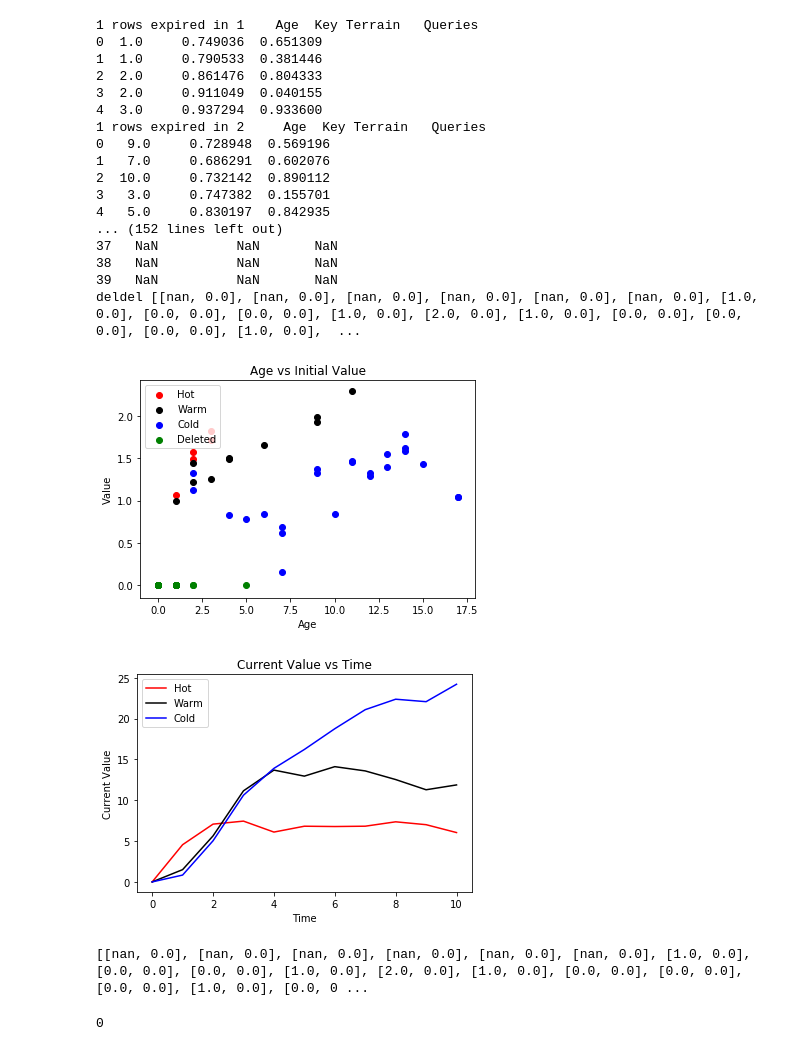
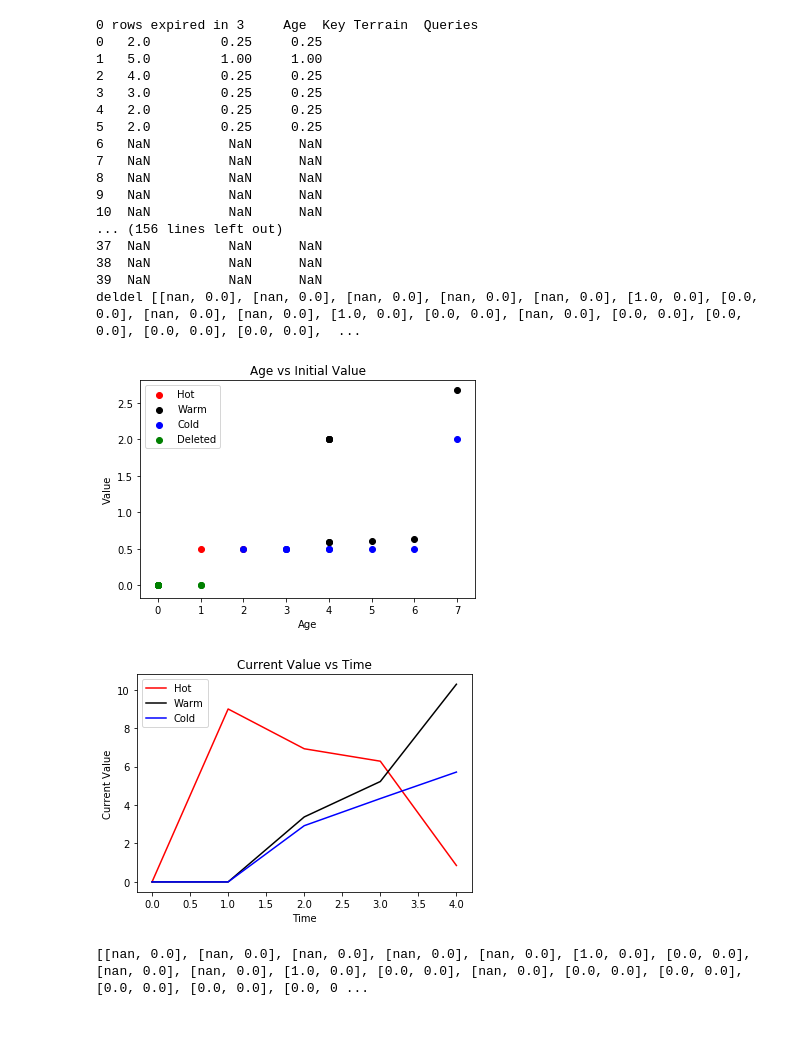
Before and after one commit to PUNCH-Cyber/MAP_bro, a Jupyter notebook: examples.ipynb, the cells around one changed output. Saved outputs shown, nothing was run; the diff lists cells and outputs as text; code cells hidden in the pictures.

Commit message:
Static retention policy is working now. Changed all rplans and inds to integers.

```diff
--- a/examples.ipynb
+++ b/examples.ipynb
@@ -45,51 +45,51 @@ t = 0
 # %%
 # This cell can be run repeatedly to import new batches from a bro file
 
 # New batch of 5 lines, here represented by 5 random values
 batch = pd.read_csv("dns.log",header = 0)
-vals = pd.DataFrame(np.random.random((5,3)),columns=['Age','Key Terrain','Queries'])
+vals = pd.DataFrame(np.ones((5,3))*0.25,columns=['Age','Key Terrain','Queries'])#np.random.random((5,3)),columns=['Age','Key Terrain','Queries'])
 vals['Age'] = 0
 val_tot = np.zeros(5)
-rplan = np.hstack((np.mgrid[0:5, 1:4][1],np.zeros(5).reshape(-1,1)))
+rplan = np.hstack((np.mgrid[0:5, 1:4][1].astype(int),np.zeros(5).reshape(-1,1).astype(int)))
 ind = np.zeros(5)
 loop += 5
 db = dataBatch(batch,vals,val_tot,ind,rplan)
 
-toy_agents.batch_load(env, db, 100)
+toy_agents.batch_load_static(env, db, 100)
 t += 1
 env.render(out=0)
 clr = ['r','k','b']
 sub = plt.subplot()
 sub.set_title('Current Value vs Time')
 sub.set_xlabel('Time')
 sub.set_ylabel('Current Value')
 for i in np.arange(env.num_ds):
     vals_plot[i].append(sum(env.ds[env.names[i+1]].dataBatch.get('val_tot')))
     sub.plot(np.arange(t+1),vals_plot[i], c = clr[i], label = env.names[i+1])
 
 sub.legend(loc=2)
 plt.show()
 
 #env.render(out=1)
 print(env.del_val)
 # %% [output]
-1 rows expired in 1    Age  Key Terrain   Queries
-0  1.0     0.749036  0.651309
-1  1.0     0.790533  0.381446
-2  2.0     0.861476  0.804333
-3  2.0     0.911049  0.040155
-4  3.0     0.937294  0.933600
-1 rows expired in 2     Age  Key Terrain   Queries
-0   9.0     0.728948  0.569196
-1   7.0     0.686291  0.602076
-2  10.0     0.732142  0.890112
-3   3.0     0.747382  0.155701
-4   5.0     0.830197  0.842935
-... (152 lines left out)
-37   NaN          NaN       NaN
-38   NaN          NaN       NaN
-39   NaN          NaN       NaN
-deldel [[nan, 0.0], [nan, 0.0], [nan, 0.0], [nan, 0.0], [nan, 0.0], [nan, 0.0], [1.0, 0.0], [0.0, 0.0], [0.0, 0.0], [1.0, 0.0], [2.0, 0.0], [1.0, 0.0], [0.0, 0.0], [0.0, 0.0], [0.0, 0.0], [1.0, 0.0],  ...
+0 rows expired in 3     Age  Key Terrain  Queries
+0   2.0         0.25     0.25
+1   5.0         1.00     1.00
+2   4.0         0.25     0.25
+3   3.0         0.25     0.25
+4   2.0         0.25     0.25
+5   2.0         0.25     0.25
+6   NaN          NaN      NaN
+7   NaN          NaN      NaN
+8   NaN          NaN      NaN
+9   NaN          NaN      NaN
+10  NaN          NaN      NaN
+... (156 lines left out)
+37  NaN          NaN      NaN
+38  NaN          NaN      NaN
+39  NaN          NaN      NaN
+deldel [[nan, 0.0], [nan, 0.0], [nan, 0.0], [nan, 0.0], [nan, 0.0], [1.0, 0.0], [0.0, 0.0], [nan, 0.0], [nan, 0.0], [1.0, 0.0], [0.0, 0.0], [nan, 0.0], [0.0, 0.0], [0.0, 0.0], [0.0, 0.0], [0.0, 0.0],  ...
-[figure, old version]
+[figure, new version]
-[figure, old version]
+[figure, new version]
-[[nan, 0.0], [nan, 0.0], [nan, 0.0], [nan, 0.0], [nan, 0.0], [nan, 0.0], [1.0, 0.0], [0.0, 0.0], [0.0, 0.0], [1.0, 0.0], [2.0, 0.0], [1.0, 0.0], [0.0, 0.0], [0.0, 0.0], [0.0, 0.0], [1.0, 0.0], [0.0, 0 ...
+[[nan, 0.0], [nan, 0.0], [nan, 0.0], [nan, 0.0], [nan, 0.0], [1.0, 0.0], [0.0, 0.0], [nan, 0.0], [nan, 0.0], [1.0, 0.0], [0.0, 0.0], [nan, 0.0], [0.0, 0.0], [0.0, 0.0], [0.0, 0.0], [0.0, 0.0], [0.0, 0 ...
@@ -99,4 +95,0 @@ for i in np.arange(len([])):
-# %%
-len([])
-# %% [output]
-0
```
Also changed, not shown: parts of 8 cells of this notebook, 4 other files.
